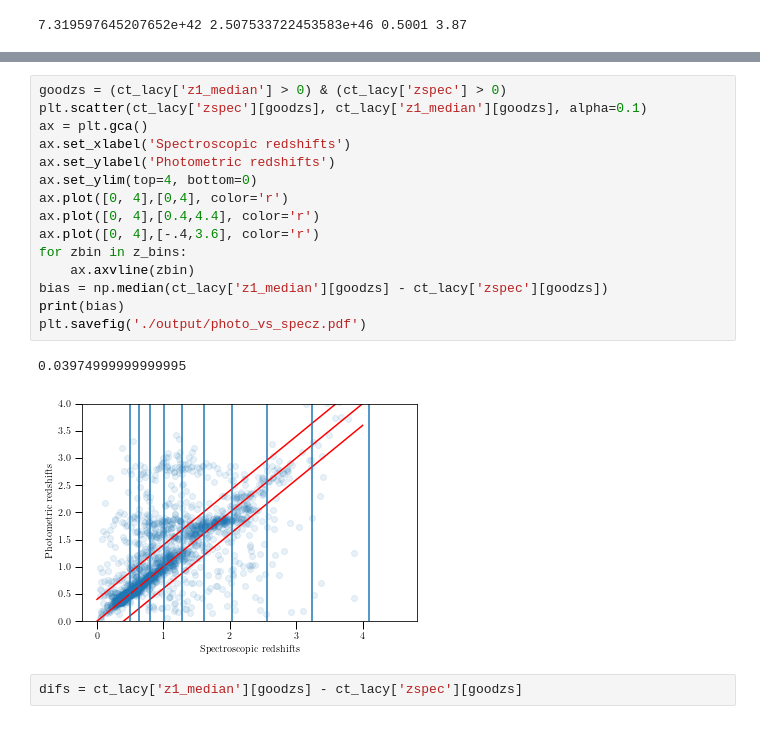
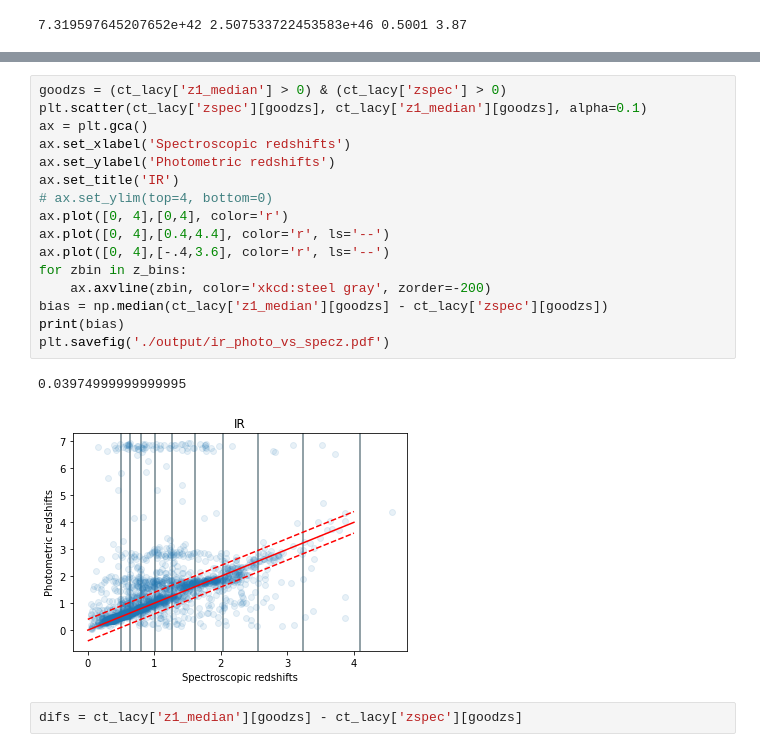
Before and after one commit to runburg/agn_lf, a Jupyter notebook: notebooks/ir_lf_HELP_XMMLSS.ipynb, the cells around one changed output, grey strips where cells are left out. Saved outputs shown, nothing was run; the diff lists cells and outputs as text.

```diff
--- a/notebooks/ir_lf_HELP_XMMLSS.ipynb
+++ b/notebooks/ir_lf_HELP_XMMLSS.ipynb
@@ -146,21 +146,22 @@ fig, ax = vmax.l_z_histo(l, z, l_bins, z_bins, band='IRAC3', unit=r'erg s$^{-1}$
 # %%
 goodzs = (ct_lacy['z1_median'] > 0) & (ct_lacy['zspec'] > 0)
 plt.scatter(ct_lacy['zspec'][goodzs], ct_lacy['z1_median'][goodzs], alpha=0.1)
 ax = plt.gca()
 ax.set_xlabel('Spectroscopic redshifts')
 ax.set_ylabel('Photometric redshifts')
-ax.set_ylim(top=4, bottom=0)
+ax.set_title('IR')
+# ax.set_ylim(top=4, bottom=0)
 ax.plot([0, 4],[0,4], color='r')
-ax.plot([0, 4],[0.4,4.4], color='r')
-ax.plot([0, 4],[-.4,3.6], color='r')
+ax.plot([0, 4],[0.4,4.4], color='r', ls='--')
+ax.plot([0, 4],[-.4,3.6], color='r', ls='--')
 for zbin in z_bins:
-    ax.axvline(zbin)
+    ax.axvline(zbin, color='xkcd:steel gray', zorder=-200)
 bias = np.median(ct_lacy['z1_median'][goodzs] - ct_lacy['zspec'][goodzs])
 print(bias)
-plt.savefig('./output/photo_vs_specz.pdf')
+plt.savefig('./output/ir_photo_vs_specz.pdf')
 # %% [output]
 0.03974999999999995
-[figure, old version]
+[figure, new version]
 # %%
 difs = ct_lacy['z1_median'][goodzs] - ct_lacy['zspec'][goodzs]
 # %%
```
Also changed, not shown: parts of 9 cells of this notebook, 11 other files.
